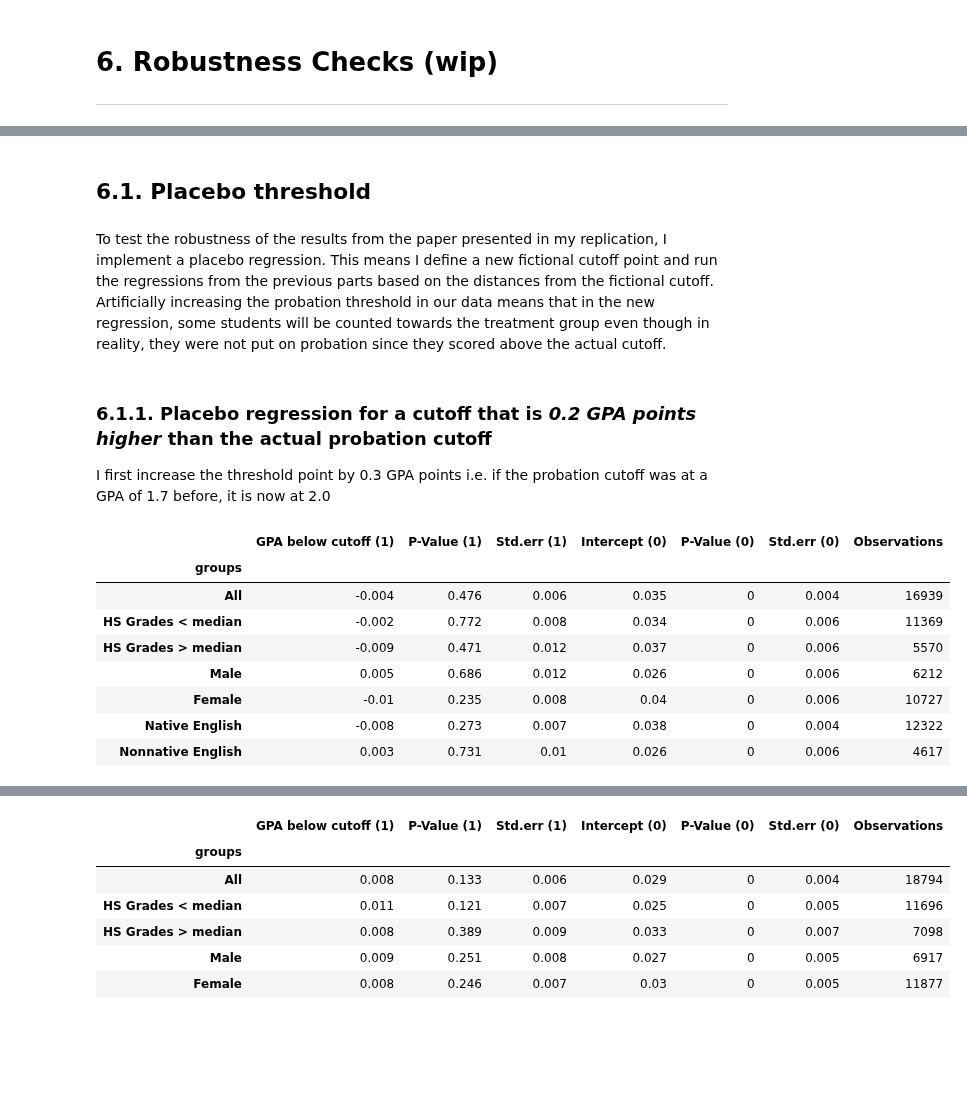
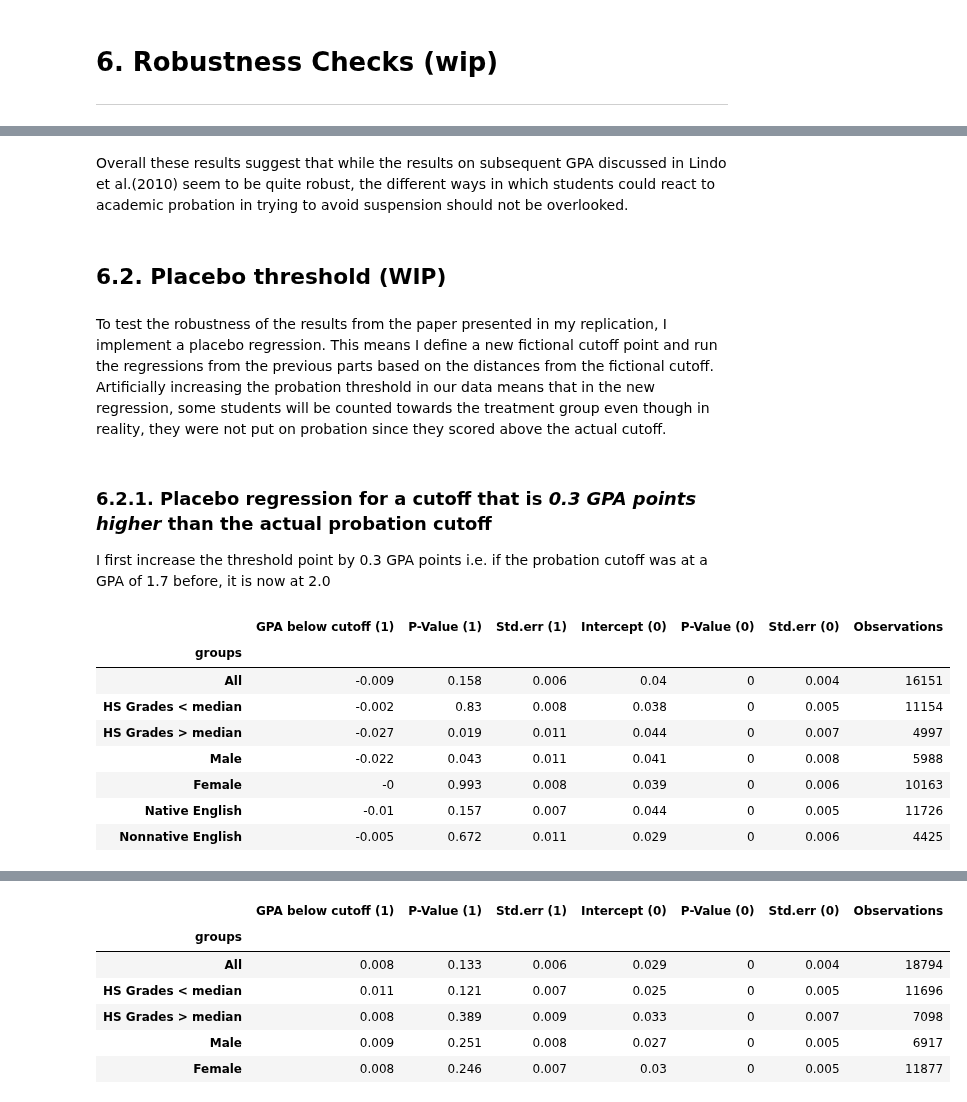
Before and after one commit to amageh/replication-performance-standards, a Jupyter notebook: project.ipynb, the cells around one changed output, grey strips where cells are left out. Cells and saved outputs as stored; diff of their text form; code cells hidden in the pictures; blank space fills up the shorter version.

```diff
--- a/project.ipynb
+++ b/project.ipynb
@@ -553,25 +659,27 @@ table6.loc[['All','HS Grades > median' ],
+# %% [markdown]
+Overall these results suggest that while the results on subsequent GPA discussed in Lindo et al.(2010) seem to be quite robust, the different ways in which students could react to academic probation in trying to avoid suspension should not be overlooked.
 # %% [markdown]
-## 6.1. Placebo threshold
+## 6.2. Placebo threshold (WIP)
 # %% [markdown]
 To test the robustness of the results from the paper presented in my replication, I implement a placebo regression. This means I define a new fictional cutoff point and run the regressions from the previous parts based on the distances from the fictional cutoff. Artificially increasing the probation threshold in our data means that in the new regression, some students will be counted towards the treatment group even though in reality, they were not put on probation since they scored above the actual cutoff.
 # %% [markdown]
-### 6.1.1. Placebo regression for a cutoff that is _0.2 GPA points higher_ than the actual probation cutoff
+### 6.2.1. Placebo regression for a cutoff that is _0.3 GPA points higher_ than the actual probation cutoff
 I first increase the threshold point by 0.3 GPA points i.e. if the probation cutoff was at a GPA of 1.7 before, it is now at 2.0
 # %%
-placebo1_data = gen_placebo_data(data=data, cutoff_deviation=(0.4))
+placebo1_data = gen_placebo_data(data=data, cutoff_deviation=(0.3))
 placebo1_data12 = create_placebo_subdata(placebo_data=placebo1_data)[0]
 placebo1_data06 = create_placebo_subdata(placebo_data=placebo1_data)[1]
 placebo1_groups_dict_06 = create_groups_dict(placebo1_data06, groups_dict_keys, groups_dict_columns)
 placebo1_reg_table = estimate_RDD_multiple_datasets(placebo1_groups_dict_06, groups_dict_keys, 'left_school', regressors)
 placebo1_reg_table.style.applymap(pvalue_5percent_red, subset=['P-Value (1)', 'P-Value (0)'])
 # %% [output]
 |  | GPA below cutoff (1) | P-Value (1) | Std.err (1) | Intercept (0) | P-Value (0) | Std.err (0) | Observations |
 | groups |  |  |  |  |  |  |  |
-| All | -0.004 | 0.476 | 0.006 | 0.035 | 0 | 0.004 | 16939 |
-| HS Grades < median | -0.002 | 0.772 | 0.008 | 0.034 | 0 | 0.006 | 11369 |
-| HS Grades > median | -0.009 | 0.471 | 0.012 | 0.037 | 0 | 0.006 | 5570 |
-| Male | 0.005 | 0.686 | 0.012 | 0.026 | 0 | 0.006 | 6212 |
-| Female | -0.01 | 0.235 | 0.008 | 0.04 | 0 | 0.006 | 10727 |
-| Native English | -0.008 | 0.273 | 0.007 | 0.038 | 0 | 0.004 | 12322 |
-| Nonnative English | 0.003 | 0.731 | 0.01 | 0.026 | 0 | 0.006 | 4617 |
+| All | -0.009 | 0.158 | 0.006 | 0.04 | 0 | 0.004 | 16151 |
+| HS Grades < median | -0.002 | 0.83 | 0.008 | 0.038 | 0 | 0.005 | 11154 |
+| HS Grades > median | -0.027 | 0.019 | 0.011 | 0.044 | 0 | 0.007 | 4997 |
+| Male | -0.022 | 0.043 | 0.011 | 0.041 | 0 | 0.008 | 5988 |
+| Female | -0 | 0.993 | 0.008 | 0.039 | 0 | 0.006 | 10163 |
+| Native English | -0.01 | 0.157 | 0.007 | 0.044 | 0 | 0.005 | 11726 |
+| Nonnative English | -0.005 | 0.672 | 0.011 | 0.029 | 0 | 0.006 | 4425 |
 # %% [markdown]
```
Also changed, not shown: parts of 20 cells of this notebook, 3 other files.
